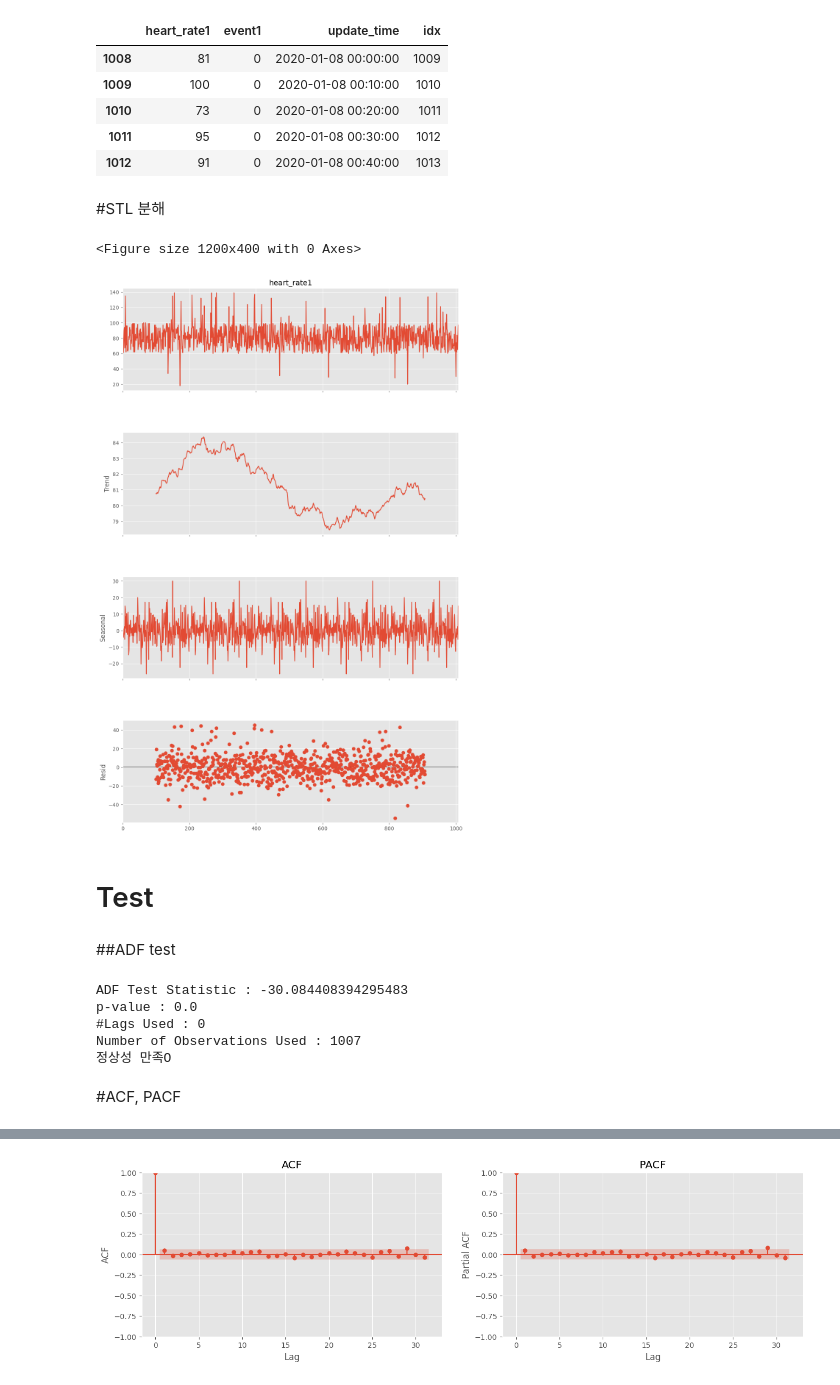
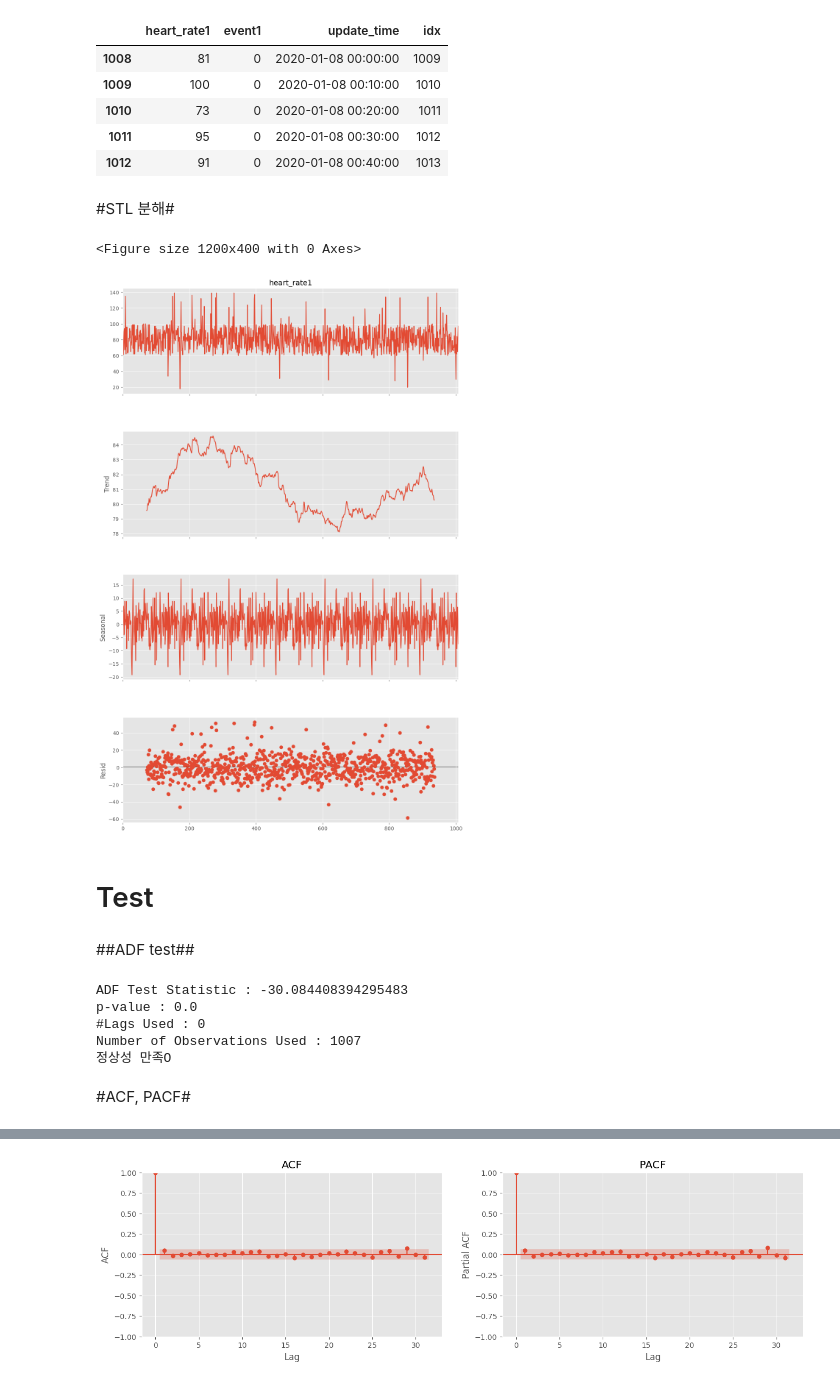
Before and after one commit to aaayup/anomaly_detection, a Jupyter notebook: ARIMA(uniform).ipynb, the cells around one changed output, grey strips where cells are left out. Cells and saved outputs as stored; diff of their text form; code cells hidden in the pictures.

```diff
--- a/ARIMA(uniform).ipynb
+++ b/ARIMA(uniform).ipynb
@@ -26,5 +12,5 @@ import statsmodels.api as sm
 # %%
-df=pd.read_csv('/home/uniform_train_set.csv')
+df=pd.read_csv('/content/uniform_train_set.csv')
 df = df.copy()
 df.head()
 # %% [output]
@@ -41,7 +27,7 @@ df.shape
 (1350, 2001)
 # %%
 #변수 선택
-df = df.iloc[:, [0, 1,-1]]
+df = df[['heart_rate1','event1','update_time']]
 df.head()
 # %% [output]
 |  | heart_rate1 | event1 | update_time |
@@ -65,8 +51,4 @@ df.head()
 #날짜순 정렬(ascending=T : 오름차순)
 df = df.sort_values(by='update_time', ascending=True)
 
-#idx 변수 생성
-dataset_length = len(df)
-df['idx'] = range(1, dataset_length + 1)
-
-df.head()
+idx = df['idx'] = range(1, dataset_length + 1)
@@ -123,21 +98,21 @@ df_test.head(5)
 | 1011 | 95 | 0 | 2020-01-08 00:30:00 | 1012 |
 | 1012 | 91 | 0 | 2020-01-08 00:40:00 | 1013 |
 # %% [markdown]
-#STL 분해
+#STL 분해#
 # %%
 from statsmodels.tsa.seasonal import seasonal_decompose
-result = seasonal_decompose( df_train.iloc[:, 0], period =200)
+result = seasonal_decompose( df_train['heart_rate1'], period =144)
 
 fig = plt.figure()
 fig = result.plot()
 fig.set_size_inches(10,18)
 # %% [output]
 <Figure size 1200x400 with 0 Axes>
-[figure, old version]
+[figure, new version]
 # %% [markdown]
-# Test
+# Test #
 # %% [markdown]
-##ADF test
+##ADF test##
 # %%
 from statsmodels.tsa.stattools import adfuller
 #Ho: 정상성 만족X
@@ -161,5 +136,5 @@ p-value : 0.0
 Number of Observations Used : 1007
 정상성 만족O
 # %% [markdown]
-#ACF, PACF
+#ACF, PACF#
 # %% [markdown]
```
Also changed, not shown: parts of 12 cells of this notebook.
